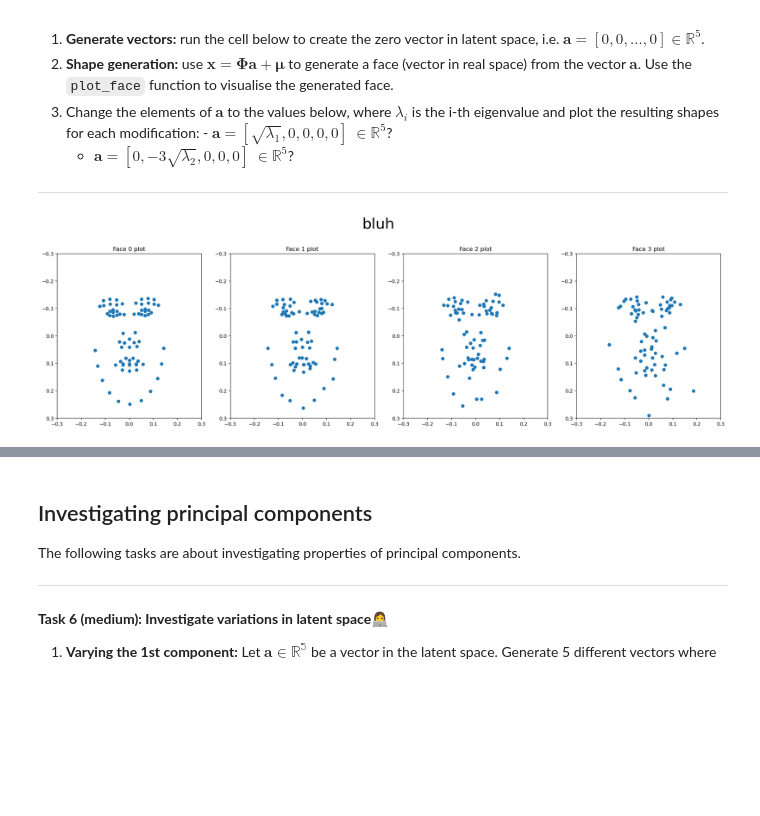
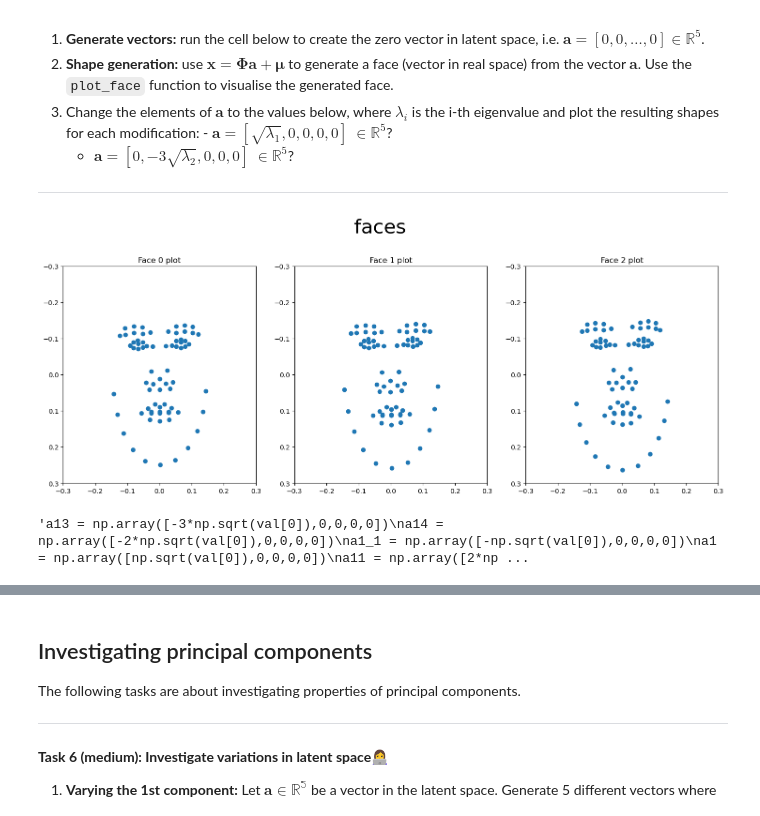
Before and after one commit to AlbertRossJoh/iml_project_2025, a Jupyter notebook: W12/02-shape_generation.ipynb, the cells around one changed output, grey strips where cells are left out. Drawn from its saved outputs; the diff is of its cells as text; code cells hidden in the pictures; blank space fills up the shorter version.

```diff
--- a/W12/02-shape_generation.ipynb
+++ b/W12/02-shape_generation.ipynb
@@ -155,7 +154,9 @@ def get_principal_components(X):
     eigenvalues, eigenvectors = np.linalg.eigh(cov_matrix)
     order = np.argsort(eigenvalues)[::-1]
     sorted_eigenvalues = eigenvalues[order]
-    sorted_eigenvectors = eigenvectors[order]
+
+    # Det her har skulle vi ændre til at være :,order i stedet for bare order, så vi sorterer column-wise og ikke row-wise
+    sorted_eigenvectors = eigenvectors[:,order]
 
     return (sorted_eigenvectors, sorted_eigenvalues, mu)
 
@@ -192,6 +193,7 @@ def transform_to_latent_space(X, principal_components, mu):
 
     #return np.array(res)
     # is the same as the code above
+    #return (X-mu) @ principal_components
     return (X-mu) @ principal_components
 
 
@@ -216,7 +218,8 @@ def transform_from_latent_space(v, principal_components, mu):
     #return np.array(res)
     # Is the same as the code above
 
-    return v @ principal_components.T + mu
+    #return v @ principal_components.T + mu
+    return v@principal_components.T+mu
 
 
 
@@ -311,14 +314,43 @@ area of the distribution covered by 1, 2, 3, and 4, standard deviations
 ---
 # %%
 a = np.array([0,0,0,0,0])
+a2 = np.array([np.sqrt(val[1]),0,0,0,0])
+a3 = np.array([0,-3*np.sqrt(val[2]),0,0,0])
+plot_many_faces([(np.dot(used, a))+mu, (np.dot(used, a2))+mu, (np.dot(used, a3))+mu], "faces")
+
+'''a13 = np.array([-3*np.sqrt(val[0]),0,0,0,0])
+a14 = np.array([-2*np.sqrt(val[0]),0,0,0,0])
+a1_1 = np.array([-np.sqrt(val[0]),0,0,0,0])
 a1 = np.array([np.sqrt(val[0]),0,0,0,0])
-a2 = np.array([0, -3*np.sqrt(val[1]),0,0,0])
-a3 = np.array([3*np.sqrt(val[i])for i in range(5)])
-a4 = np.array([val[0], val[1],val[2],val[3],val[4]])
-plot_many_faces([used@a+mu, used@a1+mu, used@a2+mu, used@a3+mu], "bluh")
-# Write your implementation here.
+a11 = np.array([2*np.sqrt(val[0]),0,0,0,0])
+a12 = np.array([3*np.sqrt(val[0]),0,0,0,0])
+
+#a2 = np.array([0, -3*np.sqrt(val[1]),0,0,0])
+#a3 = np.array([0, 0,-3*np.sqrt(val[2]),0,0])
+#a3 = np.array([3*np.sqrt(val[i])for i in range(5)])
+#a4 = np.array([val[0], val[1],val[2],val[3],val[4]])
+#plot_many_faces([used@a+mu, used@a1+mu, used@a2+mu, used@a3+mu], "faces")
+plot_many_faces([used@a13+mu, used@a14+mu, used@a1_1+mu, used@a+mu, used@a1+mu, used@a11+mu, used@a12+mu], "faces")
+
+
+a23 = np.array([0, -3*np.sqrt(val[1]),0,0,0])
+a24 = np.array([0, -2*np.sqrt(val[1]),0,0,0])
+a2 = np.array([0, np.sqrt(val[1]),0,0,0])
+a21 = np.array([0, 2*np.sqrt(val[1]),0,0,0])
+a22 = np.array([0, 3*np.sqrt(val[1]),0,0,0])
+
+plot_many_faces([used@a23+mu, used@a24+mu, used@a2+mu, used@a21+mu, used@a22+mu], "faces")
+
+a33 = np.array([0, 0,-3*np.sqrt(val[2]),0,0])
+a34 = np.array([0, 0,-2*np.sqrt(val[2]),0,0])
+a3 = np.array([0, 0, np.sqrt(val[2]),0,0])
+a31 = np.array([0, 0, 2*np.sqrt(val[2]),0,0])
+a32 = np.array([0, 0, 3*np.sqrt(val[2]),0,0])
+
+plot_many_faces([used@a33+mu, used@a34+mu, used@a3+mu, used@a31+mu, used@a32+mu], "faces")'''
 # %% [output]
-[figure, old version]
+[figure, new version]
+'a13 = np.array([-3*np.sqrt(val[0]),0,0,0,0])\na14 = np.array([-2*np.sqrt(val[0]),0,0,0,0])\na1_1 = np.array([-np.sqrt(val[0]),0,0,0,0])\na1 = np.array([np.sqrt(val[0]),0,0,0,0])\na11 = np.array([2*np ...
 # %% [markdown]
 
 ---
```
Also changed, not shown: parts of 14 cells of this notebook.
